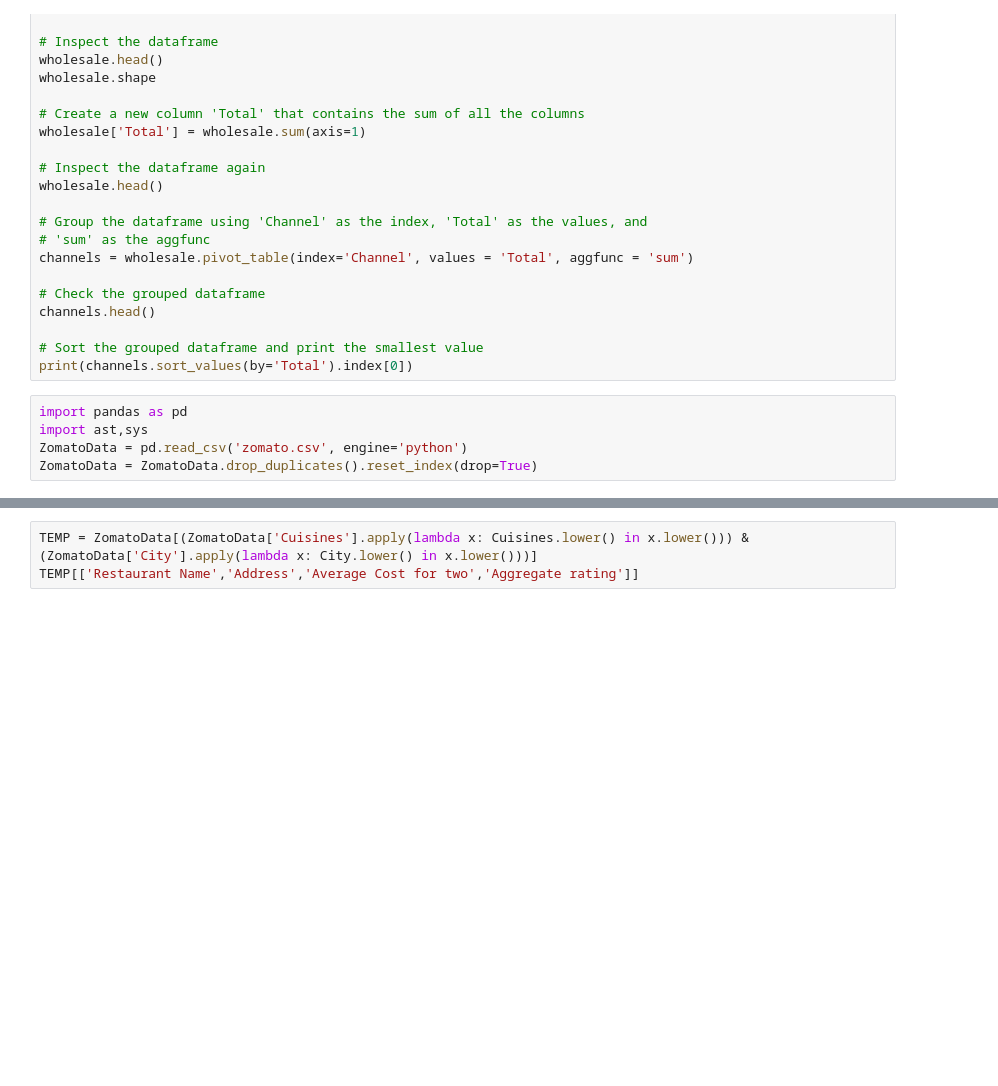
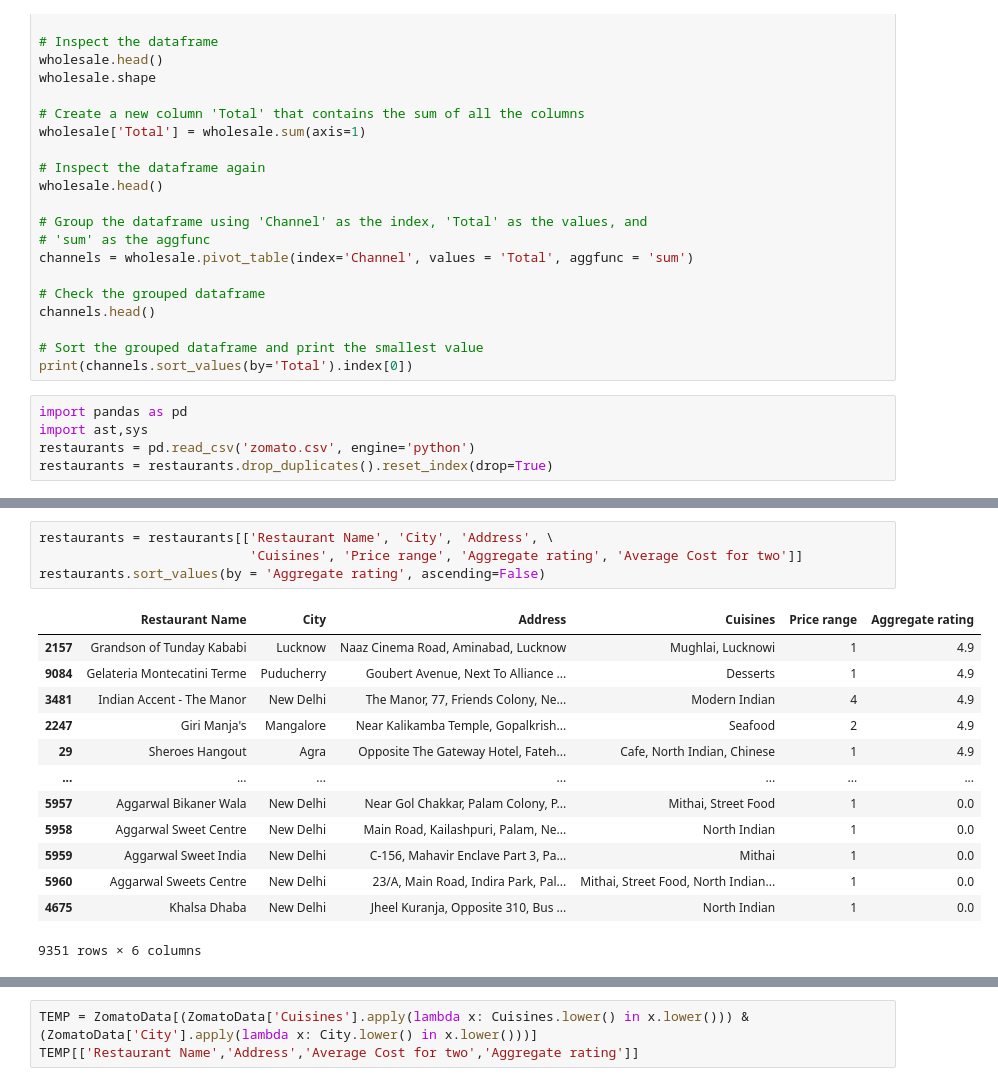
Before and after one commit to Kumaraguru-Muthuraj/_AIML_Code, a Jupyter notebook: _PythonNotebooks/Python Practice/Code1.ipynb, the cells around one changed output, grey strips where cells are left out. Drawn from its saved outputs; the diff is of its cells as text; blank space fills up the shorter version.

```diff
--- a/_PythonNotebooks/Python Practice/Code1.ipynb
+++ b/_PythonNotebooks/Python Practice/Code1.ipynb
@@ -310,6 +340,6 @@ print(channels.sort_values(by='Total').index[0])
 # %%
 import pandas as pd
 import ast,sys
-ZomatoData = pd.read_csv('zomato.csv', engine='python')
-ZomatoData = ZomatoData.drop_duplicates().reset_index(drop=True)
+restaurants = pd.read_csv('zomato.csv', engine='python')
+restaurants = restaurants.drop_duplicates().reset_index(drop=True)
 # %%
@@ -322,3 +352,21 @@ Index(['Restaurant ID', 'Restaurant Name', 'Country Code', 'City', 'Address',
        'Price range', 'Aggregate rating', 'Rating color', 'Rating text',
        'Votes'],
       dtype='object')
+# %%
+restaurants = restaurants[['Restaurant Name', 'City', 'Address', \
+                           'Cuisines', 'Price range', 'Aggregate rating', 'Average Cost for two']]
+restaurants.sort_values(by = 'Aggregate rating', ascending=False)
+# %% [output]
+|  | Restaurant Name | City | Address | Cuisines | Price range | Aggregate rating |
+| 2157 | Grandson of Tunday Kababi | Lucknow | Naaz Cinema Road, Aminabad, Lucknow | Mughlai, Lucknowi | 1 | 4.9 |
+| 9084 | Gelateria Montecatini Terme | Puducherry | Goubert Avenue, Next To Alliance ... | Desserts | 1 | 4.9 |
+| 3481 | Indian Accent - The Manor | New Delhi | The Manor, 77, Friends Colony, Ne... | Modern Indian | 4 | 4.9 |
+| 2247 | Giri Manja's | Mangalore | Near Kalikamba Temple, Gopalkrish... | Seafood | 2 | 4.9 |
+| 29 | Sheroes Hangout | Agra | Opposite The Gateway Hotel, Fateh... | Cafe, North Indian, Chinese | 1 | 4.9 |
+| ... | ... | ... | ... | ... | ... | ... |
+| 5957 | Aggarwal Bikaner Wala | New Delhi | Near Gol Chakkar, Palam Colony, P... | Mithai, Street Food | 1 | 0.0 |
+| 5958 | Aggarwal Sweet Centre | New Delhi | Main Road, Kailashpuri, Palam, Ne... | North Indian | 1 | 0.0 |
+| 5959 | Aggarwal Sweet India | New Delhi | C-156, Mahavir Enclave Part 3, Pa... | Mithai | 1 | 0.0 |
+| 5960 | Aggarwal Sweets Centre | New Delhi | 23/A, Main Road, Indira Park, Pal... | Mithai, Street Food, North Indian... | 1 | 0.0 |
+| 4675 | Khalsa Dhaba | New Delhi | Jheel Kuranja, Opposite 310, Bus ... | North Indian | 1 | 0.0 |
+9351 rows × 6 columns
```
Also changed, not shown: parts of 11 cells of this notebook, 18 other files.
